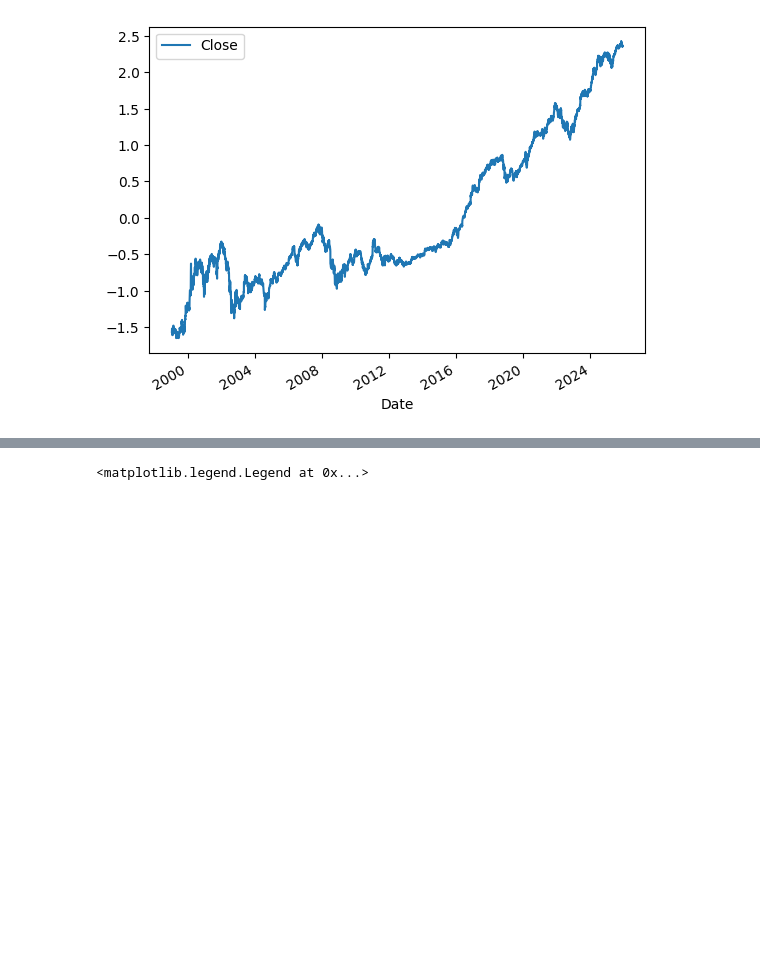
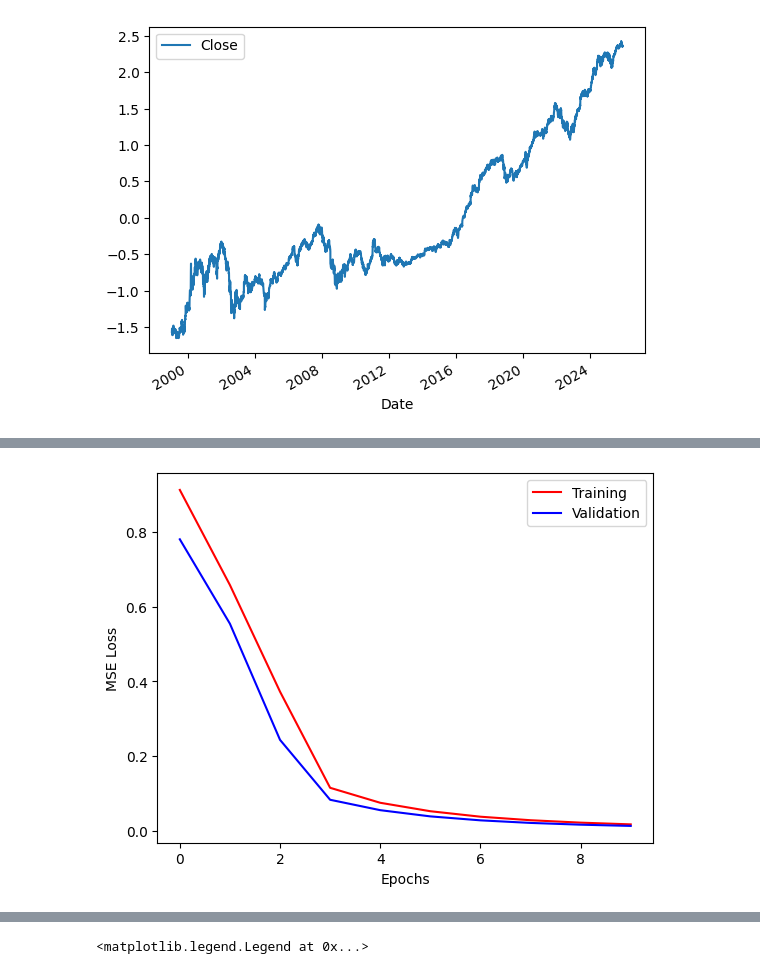
Before and after one commit to acosio14/stock-forecasting, a Jupyter notebook: protoyping.ipynb, the cells around one changed output, grey strips where cells are left out. Cells and saved outputs as stored; diff of their text form; code cells hidden in the pictures; blank space fills up the shorter version.

```diff
--- a/protoyping.ipynb
+++ b/protoyping.ipynb
@@ -153,8 +118,7 @@ from sequence_model import SimpleRNN, train_model
 rnn = SimpleRNN()
 num_epochs=10
 batch_size=32
-train_losses = train_model(
-    rnn, num_epochs, batch_size, learning_rate=0.001, features=X_train, targets=y_train
-)
+learning_rate=0.001
+train_loss, val_loss = train_model(rnn, num_epochs, batch_size, learning_rate, X_train, y_train, X_val, y_val)
 # %% [output]
 Epoch 1
@@ -179,0 +141,11 @@ Train loss: 0.009098604715334312
+# %%
+import matplotlib.pyplot as plt
+epochs = [*range(num_epochs)]
+plt.plot(epochs, train_loss, label="Training", color="red")
+plt.plot(epochs, val_loss, label="Validation", color="blue")
+plt.xlabel("Epochs")
+plt.ylabel("MSE Loss")
+plt.legend()
+plt.show()
+# %% [output]
+[figure, added]
```
Also changed, not shown: parts of 7 cells of this notebook.
